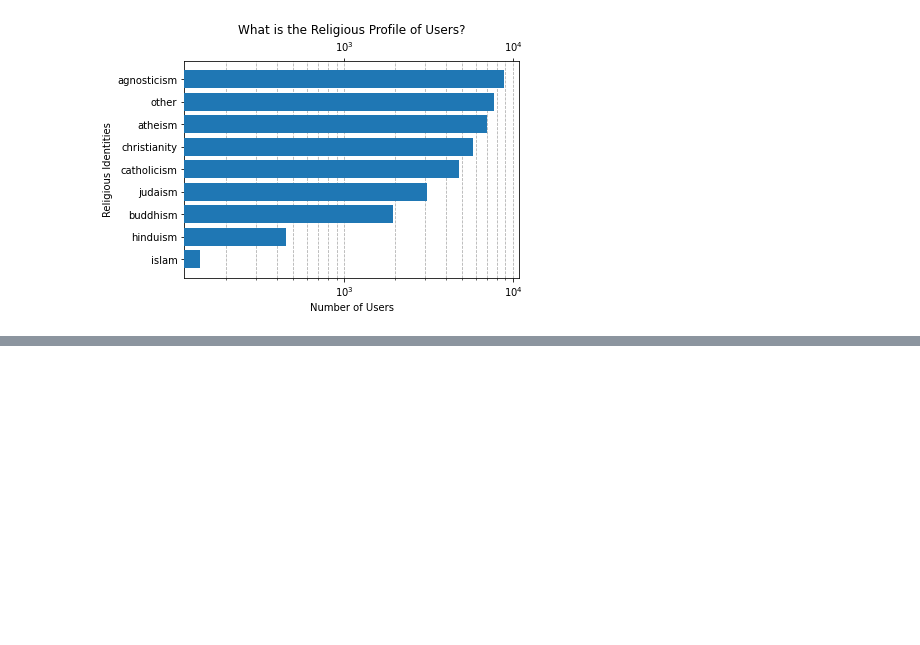
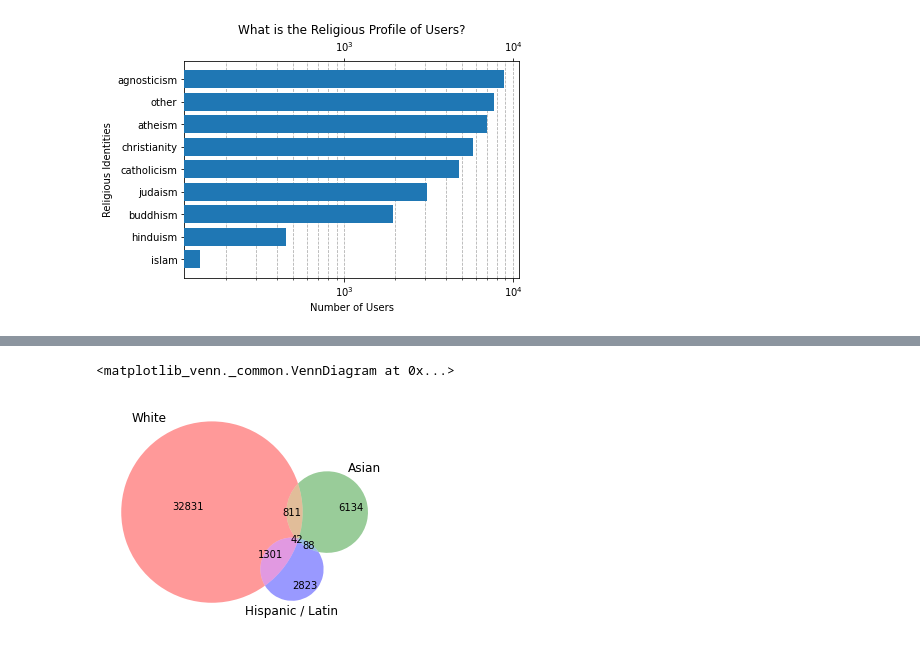
Before and after one commit to pscoppock/ML-capstone-project, a Jupyter notebook: ml_capstone_02.ipynb, the cells around one changed output, grey strips where cells are left out. Drawn from its saved outputs; the diff is of its cells as text; code cells hidden in the pictures; blank space fills up the shorter version.

```diff
--- a/ml_capstone_02.ipynb
+++ b/ml_capstone_02.ipynb
@@ -254,0 +236,10 @@ len(states_list)
+# %%
+eth_df['group'] = eth_df['index'].apply(eth_group)
+# print(eth_df.head(20))
+eth_groups_df = eth_df.groupby(['group'])['ethnicity'].sum().reset_index()
+eth_groups_df.sort_values(by='ethnicity', ascending=False, inplace=True)
+#print(eth_groups_df)
+perc_other = eth_groups_df.loc[3, 'ethnicity'] / eth_groups_df['ethnicity'].sum()
+#print((1 - perc_other) * 100)
+
+eth_dict = pd.Series(eth_groups_df.ethnicity.values,index=eth_groups_df.group).to_dict()
@@ -254,0 +248,12 @@ len(states_list)
+# %%
+venn3(subsets=(eth_dict['w'],
+               eth_dict['a'],
+               eth_dict['wa'],
+               eth_dict['h'],
+               eth_dict['wh'],
+               eth_dict['ah'],
+               eth_dict['wah']),
+      set_labels=('White', 'Asian', 'Hispanic / Latin'))
+# %% [output]
+<matplotlib_venn._common.VennDiagram at 0x...>
+[figure, added]
```
Also changed, not shown: parts of 19 cells of this notebook, 1 other file.
